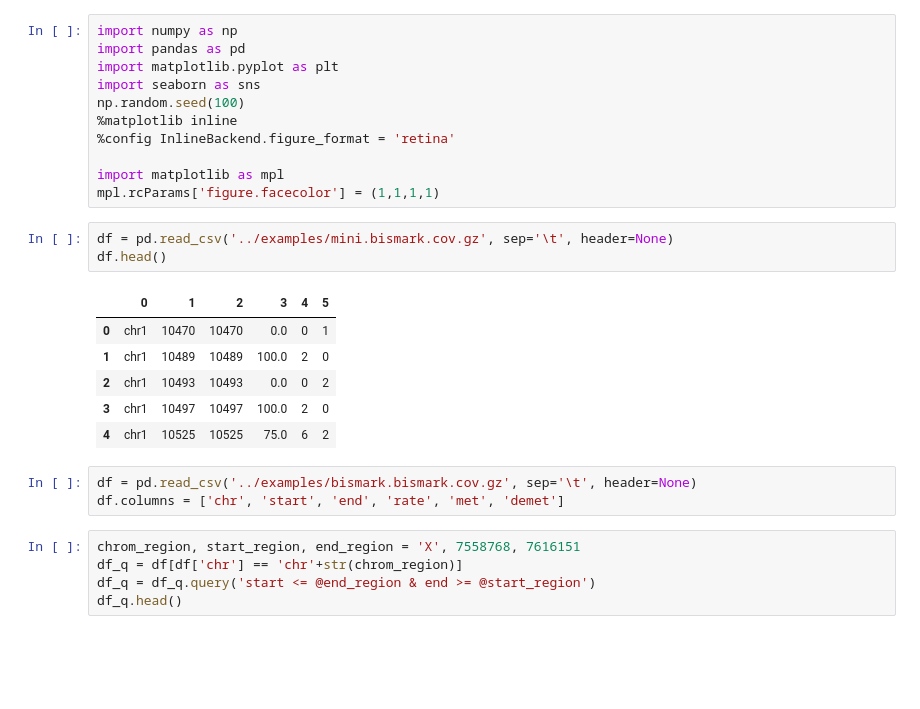
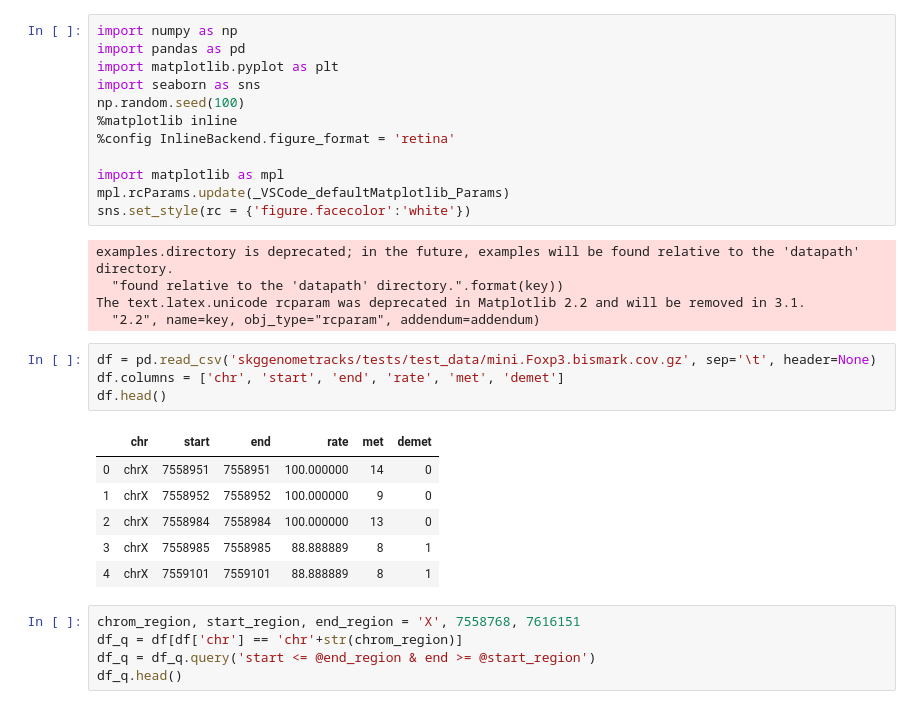
Before and after one commit to skg-lab/pyGenomeTracks, a Jupyter notebook: notebooks/bismark.ipynb, the cells around one changed output. Drawn from its saved outputs; the diff is of its cells as text; blank space fills up the shorter version.

```diff
--- a/notebooks/bismark.ipynb
+++ b/notebooks/bismark.ipynb
@@ -8,20 +8,24 @@ np.random.seed(100)
 %config InlineBackend.figure_format = 'retina'
 
 import matplotlib as mpl
-mpl.rcParams['figure.facecolor'] = (1,1,1,1)
+mpl.rcParams.update(_VSCode_defaultMatplotlib_Params)
+sns.set_style(rc = {'figure.facecolor':'white'})
+# %% [output]
+examples.directory is deprecated; in the future, examples will be found relative to the 'datapath' directory.
+  "found relative to the 'datapath' directory.".format(key))
+The text.latex.unicode rcparam was deprecated in Matplotlib 2.2 and will be removed in 3.1.
+  "2.2", name=key, obj_type="rcparam", addendum=addendum)
 # %%
-df = pd.read_csv('../examples/mini.bismark.cov.gz', sep='\t', header=None)
+df = pd.read_csv('skggenometracks/tests/test_data/mini.Foxp3.bismark.cov.gz', sep='\t', header=None)
+df.columns = ['chr', 'start', 'end', 'rate', 'met', 'demet']
 df.head()
 # %% [output]
-|  | 0 | 1 | 2 | 3 | 4 | 5 |
-| 0 | chr1 | 10470 | 10470 | 0.0 | 0 | 1 |
-| 1 | chr1 | 10489 | 10489 | 100.0 | 2 | 0 |
-| 2 | chr1 | 10493 | 10493 | 0.0 | 0 | 2 |
-| 3 | chr1 | 10497 | 10497 | 100.0 | 2 | 0 |
-| 4 | chr1 | 10525 | 10525 | 75.0 | 6 | 2 |
+|  | chr | start | end | rate | met | demet |
+| 0 | chrX | 7558951 | 7558951 | 100.000000 | 14 | 0 |
+| 1 | chrX | 7558952 | 7558952 | 100.000000 | 9 | 0 |
+| 2 | chrX | 7558984 | 7558984 | 100.000000 | 13 | 0 |
+| 3 | chrX | 7558985 | 7558985 | 88.888889 | 8 | 1 |
+| 4 | chrX | 7559101 | 7559101 | 88.888889 | 8 | 1 |
-# %%
-df = pd.read_csv('../examples/bismark.bismark.cov.gz', sep='\t', header=None)
-df.columns = ['chr', 'start', 'end', 'rate', 'met', 'demet']
 # %%
 chrom_region, start_region, end_region = 'X', 7558768, 7616151
 df_q = df[df['chr'] == 'chr'+str(chrom_region)]
```
Also changed, not shown: parts of 1 cell of this notebook, 1 other file.
